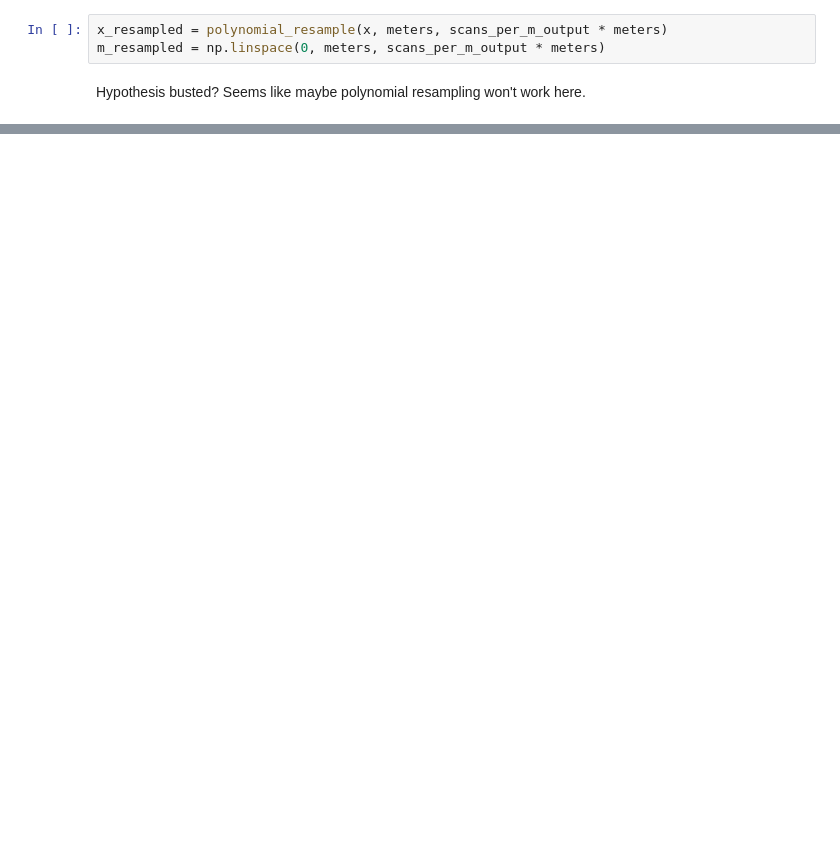
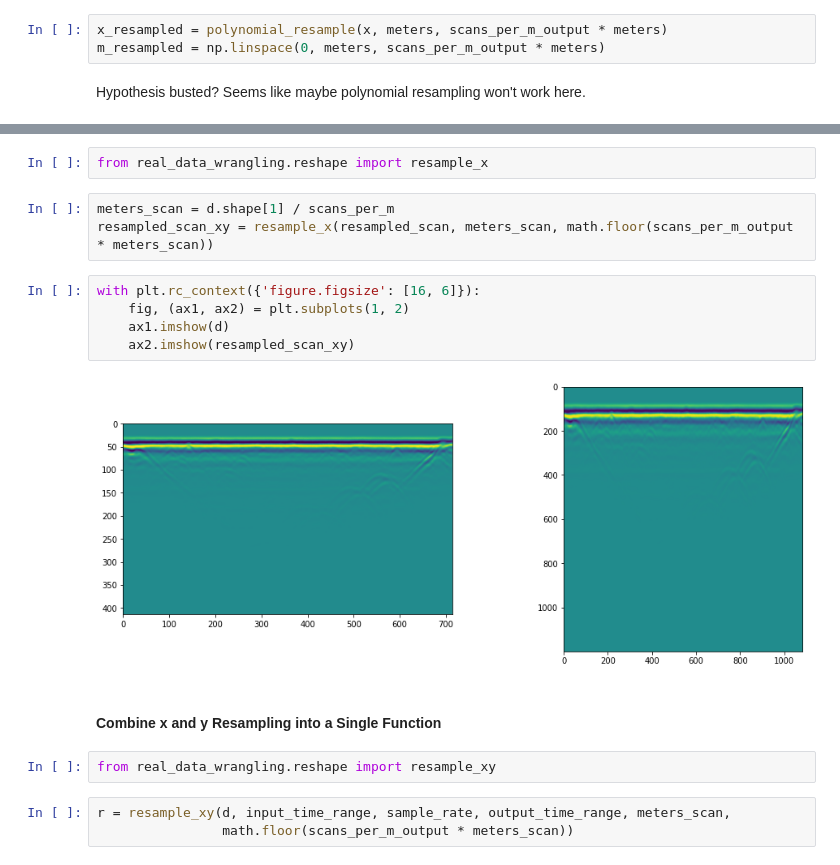
Before and after one commit to jeanruggiero/masters-thesis, a Jupyter notebook: DataExploration.ipynb, the cells around one changed output, grey strips where cells are left out. Cells and saved outputs as stored; diff of their text form; blank space fills up the shorter version.

Commit message:
Combined all preprocessing operations into a single function and added class for BuriedObject

```diff
--- a/DataExploration.ipynb
+++ b/DataExploration.ipynb
@@ -129,0 +151,19 @@ plt.plot(m, x, '+')
+# %%
+from real_data_wrangling.reshape import resample_x
+# %%
+meters_scan = d.shape[1] / scans_per_m
+resampled_scan_xy = resample_x(resampled_scan, meters_scan, math.floor(scans_per_m_output * meters_scan))
+# %%
+with plt.rc_context({'figure.figsize': [16, 6]}):
+    fig, (ax1, ax2) = plt.subplots(1, 2)
+    ax1.imshow(d)
+    ax2.imshow(resampled_scan_xy)
+# %% [output]
+[figure, added]
+# %% [markdown]
+#### Combine x and y Resampling into a Single Function
+# %%
+from real_data_wrangling.reshape import resample_xy
+# %%
+r = resample_xy(d, input_time_range, sample_rate, output_time_range, meters_scan,
+                math.floor(scans_per_m_output * meters_scan))
```
Also changed, not shown: parts of 17 cells of this notebook, 2 other files.
